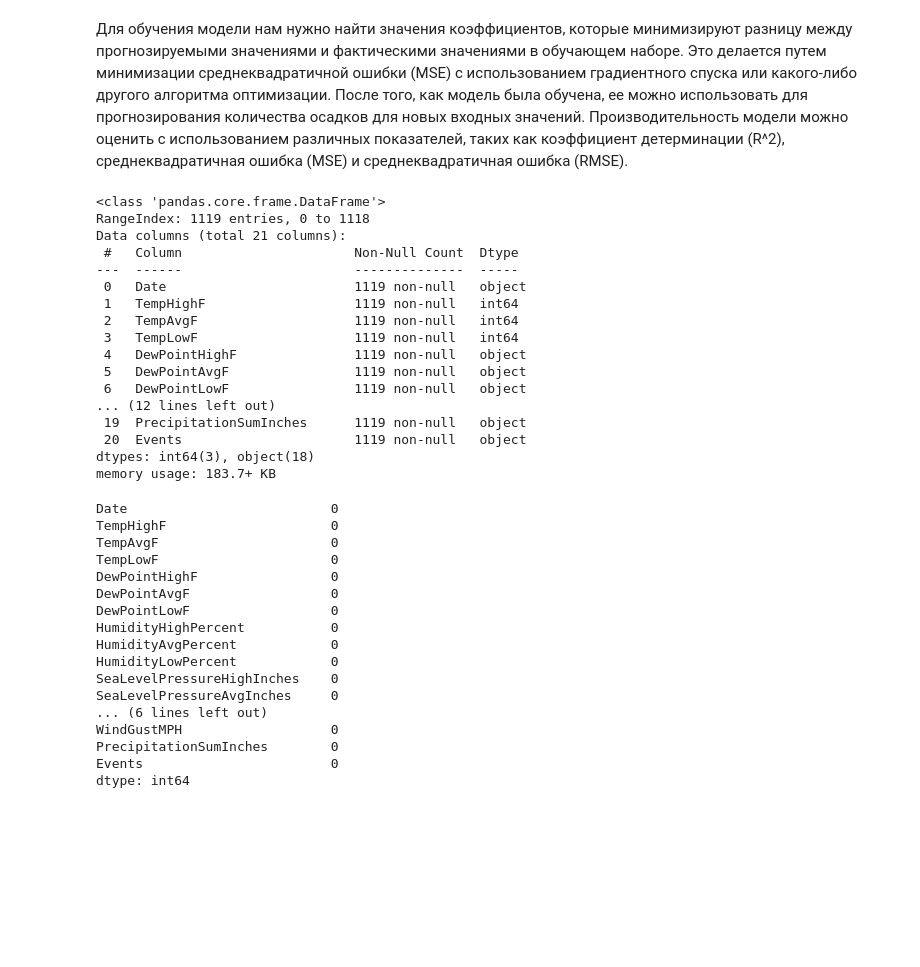
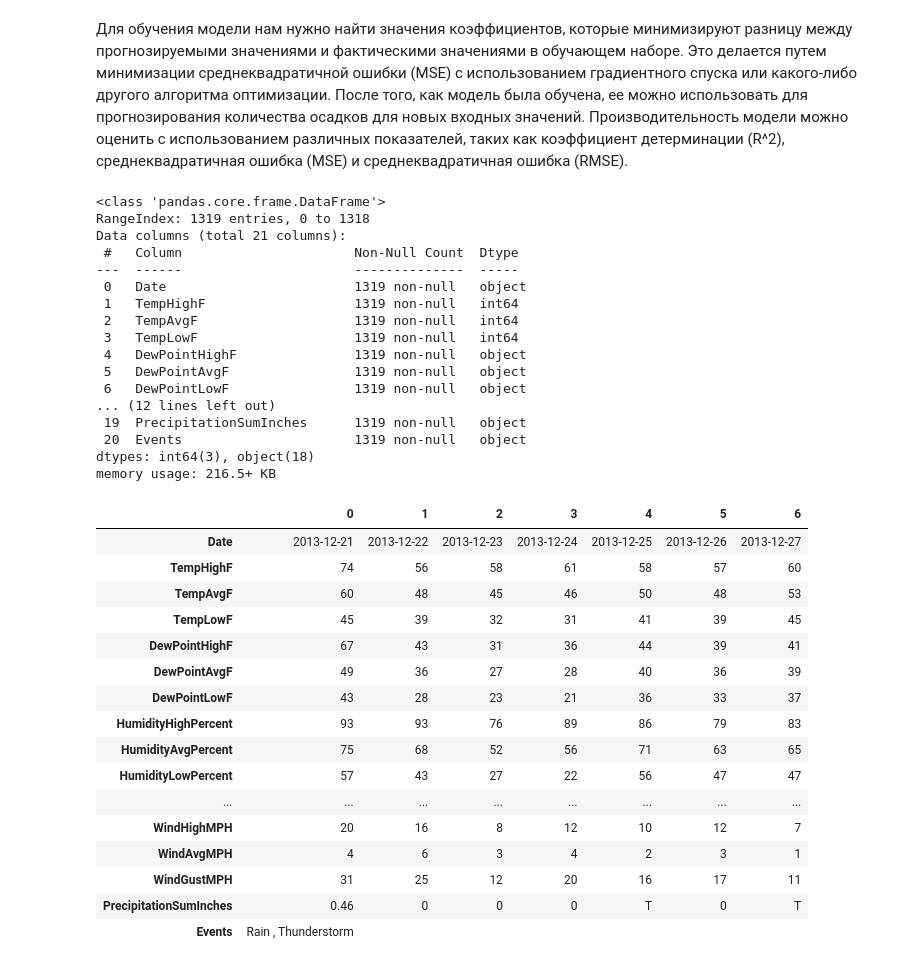
Before and after one commit to tau797/Knigi24, a Jupyter notebook: Машинное_обучение_прогноз_погоды.ipynb, the cells around one changed output. Saved outputs shown, nothing was run; the diff lists cells and outputs as text; code cells hidden in the pictures; blank space fills up the shorter version.

```diff
--- a/Машинное_обучение_прогноз_погоды.ipynb
+++ b/Машинное_обучение_прогноз_погоды.ipynb
@@ -20,56 +20,54 @@
 # %%
 # используемые библиотеки
 import warnings
 warnings.filterwarnings("ignore")
 import pandas as pd
 import numpy as np
 
 # чтение изначальных данных
 data = pd.read_csv('austin_weather.csv')
-# убираем лишнее
-data = data.iloc[:-200]
 
 # первичное ознакомление с данными
 data.info()
 data.head(7).T
 
 # смотрим число пропусков в данных
-data.isnull().sum()
+#data.isnull().sum()
 # %% [output]
 <class 'pandas.core.frame.DataFrame'>
-RangeIndex: 1119 entries, 0 to 1118
+RangeIndex: 1319 entries, 0 to 1318
 Data columns (total 21 columns):
  #   Column                      Non-Null Count  Dtype
 ---  ------                      --------------  -----
- 0   Date                        1119 non-null   object
- 1   TempHighF                   1119 non-null   int64
- 2   TempAvgF                    1119 non-null   int64
- 3   TempLowF                    1119 non-null   int64
- 4   DewPointHighF               1119 non-null   object
- 5   DewPointAvgF                1119 non-null   object
- 6   DewPointLowF                1119 non-null   object
+ 0   Date                        1319 non-null   object
+ 1   TempHighF                   1319 non-null   int64
+ 2   TempAvgF                    1319 non-null   int64
+ 3   TempLowF                    1319 non-null   int64
+ 4   DewPointHighF               1319 non-null   object
+ 5   DewPointAvgF                1319 non-null   object
+ 6   DewPointLowF                1319 non-null   object
 ... (12 lines left out)
- 19  PrecipitationSumInches      1119 non-null   object
- 20  Events                      1119 non-null   object
+ 19  PrecipitationSumInches      1319 non-null   object
+ 20  Events                      1319 non-null   object
 dtypes: int64(3), object(18)
-memory usage: 183.7+ KB
+memory usage: 216.5+ KB
-Date                          0
-TempHighF                     0
-TempAvgF                      0
-TempLowF                      0
-DewPointHighF                 0
-DewPointAvgF                  0
-DewPointLowF                  0
-HumidityHighPercent           0
-HumidityAvgPercent            0
-HumidityLowPercent            0
-SeaLevelPressureHighInches    0
-SeaLevelPressureAvgInches     0
-... (6 lines left out)
-WindGustMPH                   0
-PrecipitationSumInches        0
-Events                        0
-dtype: int64
+|  | 0 | 1 | 2 | 3 | 4 | 5 | 6 |
+| Date | 2013-12-21 | 2013-12-22 | 2013-12-23 | 2013-12-24 | 2013-12-25 | 2013-12-26 | 2013-12-27 |
+| TempHighF | 74 | 56 | 58 | 61 | 58 | 57 | 60 |
+| TempAvgF | 60 | 48 | 45 | 46 | 50 | 48 | 53 |
+| TempLowF | 45 | 39 | 32 | 31 | 41 | 39 | 45 |
+| DewPointHighF | 67 | 43 | 31 | 36 | 44 | 39 | 41 |
+| DewPointAvgF | 49 | 36 | 27 | 28 | 40 | 36 | 39 |
+| DewPointLowF | 43 | 28 | 23 | 21 | 36 | 33 | 37 |
+| HumidityHighPercent | 93 | 93 | 76 | 89 | 86 | 79 | 83 |
+| HumidityAvgPercent | 75 | 68 | 52 | 56 | 71 | 63 | 65 |
+| HumidityLowPercent | 57 | 43 | 27 | 22 | 56 | 47 | 47 |
+| ... | ... | ... | ... | ... | ... | ... | ... |
+| WindHighMPH | 20 | 16 | 8 | 12 | 10 | 12 | 7 |
+| WindAvgMPH | 4 | 6 | 3 | 4 | 2 | 3 | 1 |
+| WindGustMPH | 31 | 25 | 12 | 20 | 16 | 17 | 11 |
+| PrecipitationSumInches | 0.46 | 0 | 0 | 0 | T | 0 | T |
+| Events | Rain , Thunderstorm |  |  |  |  |  |  |
 # %% [markdown]
 Что здесь есть. Давайте разберемся. В таблице более 1100 строк. В столбцах информация:
 
```
Also changed, not shown: parts of 13 cells of this notebook.
